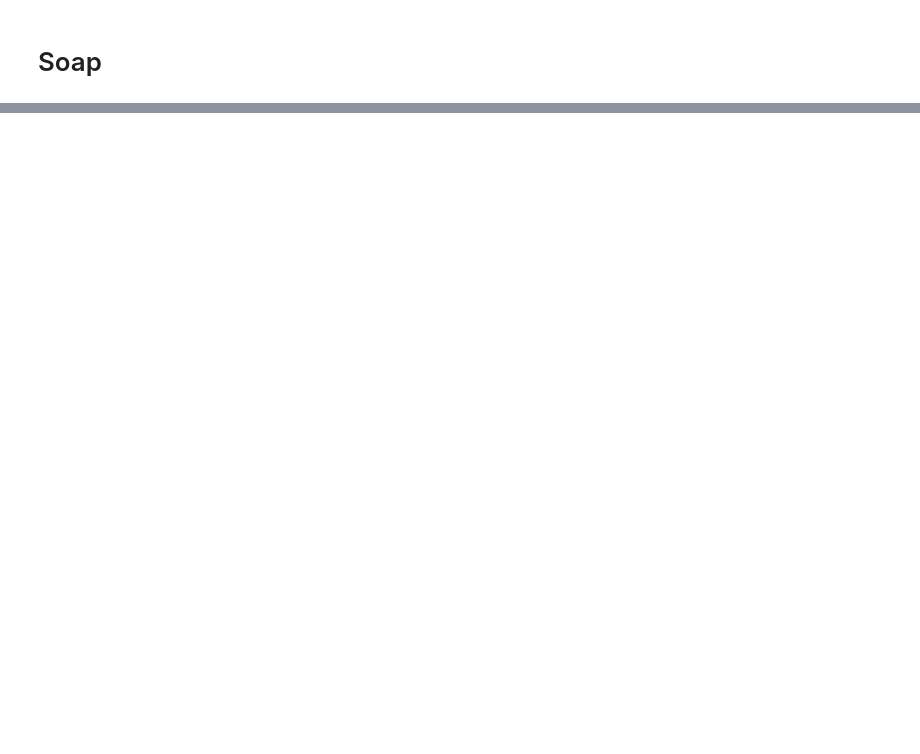
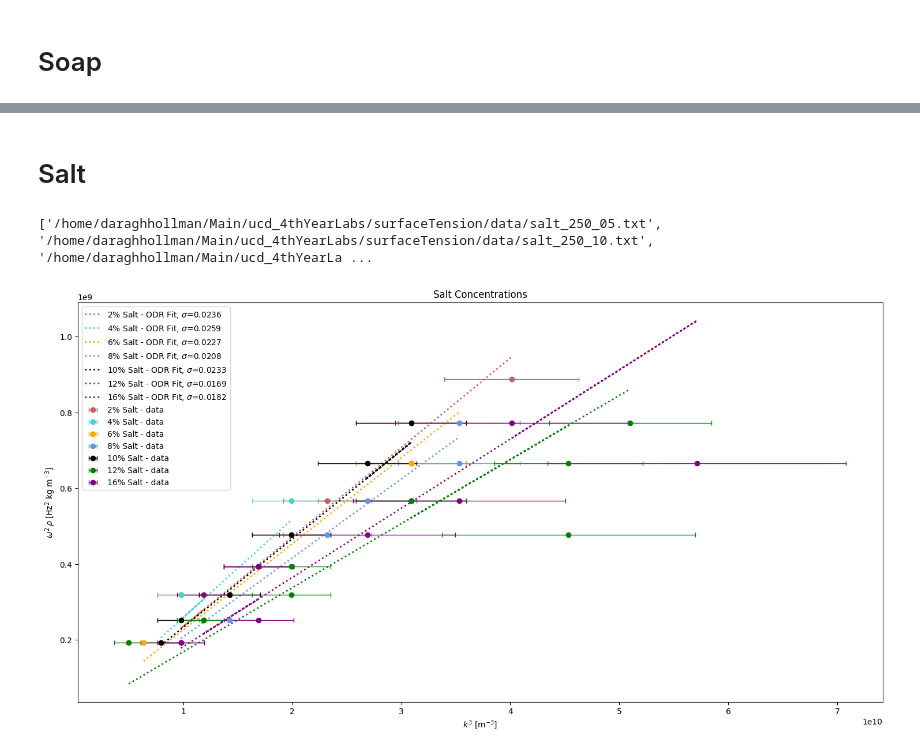
Before and after one commit to daraghhollman/UCD_4thYear_Labs, a Jupyter notebook: surfaceTension/python/Analysis.ipynb, the cells around one changed output, grey strips where cells are left out. Cells and saved outputs as stored; diff of their text form; code cells hidden in the pictures; blank space fills up the shorter version.

```diff
--- a/surfaceTension/python/Analysis.ipynb
+++ b/surfaceTension/python/Analysis.ipynb
@@ -192,0 +224,11 @@ Text(0, 0.5, 'Surface Tension [N m$^{-1}$]')
+# %% [markdown]
+# Salt
+# %%
+saltRatios = [waterDensity]*7
+
+colours = ["indianred", "mediumturquoise", "orange", "cornflowerblue", "black", "green", "purple"]
+
+Multiplot(rootPath + "/salt_250_*.txt", saltRatios, [r"2% Salt", r"4% Salt", r"6% Salt", r"8% Salt", r"10% Salt", r"12% Salt", r"16% Salt"], colours, "Salt Concentrations")
+# %% [output]
+['/home/daraghhollman/Main/ucd_4thYearLabs/surfaceTension/data/salt_250_05.txt', '/home/daraghhollman/Main/ucd_4thYearLabs/surfaceTension/data/salt_250_10.txt', '/home/daraghhollman/Main/ucd_4thYearLa ...
+[figure, added]
```
Also changed, not shown: parts of 7 cells of this notebook, 5 other files.
